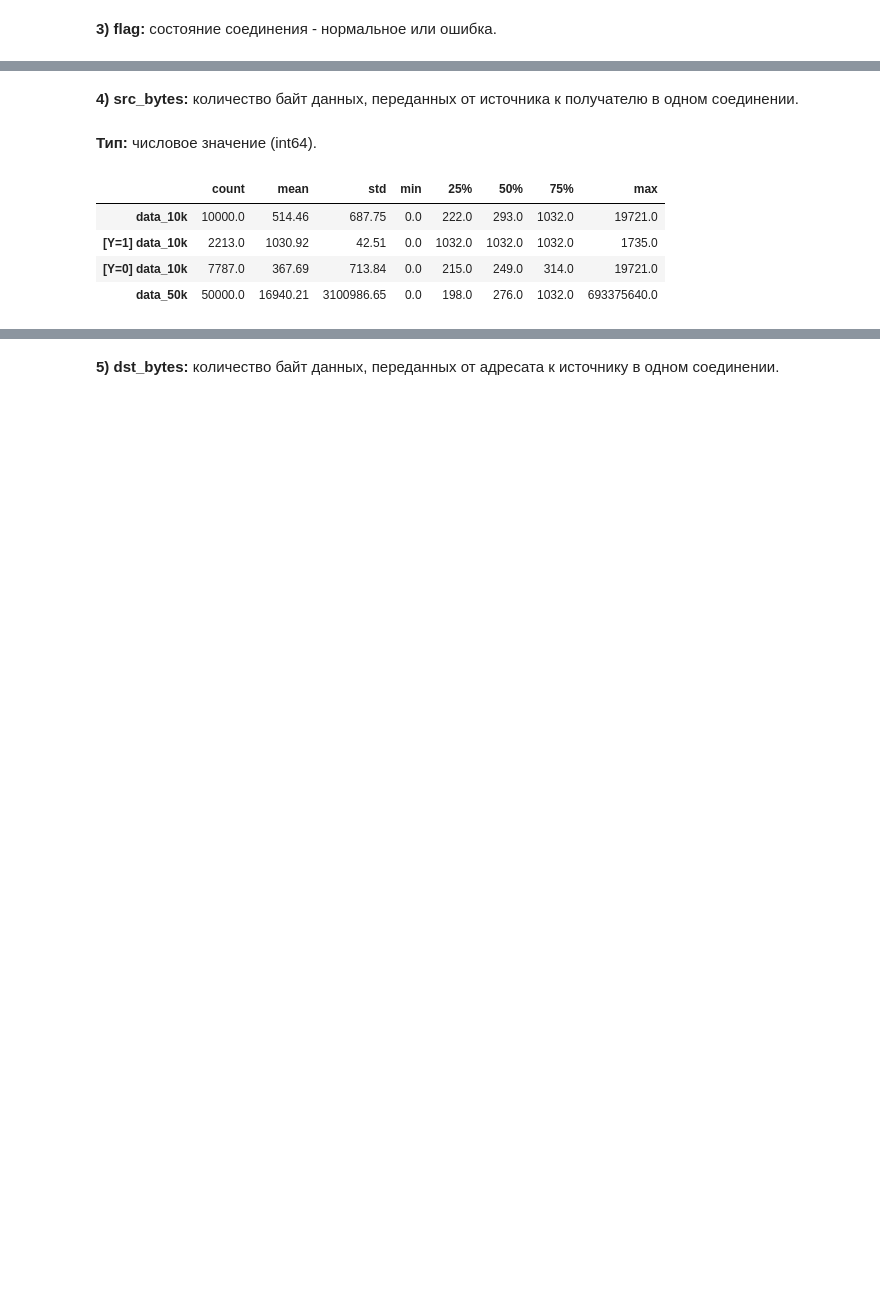
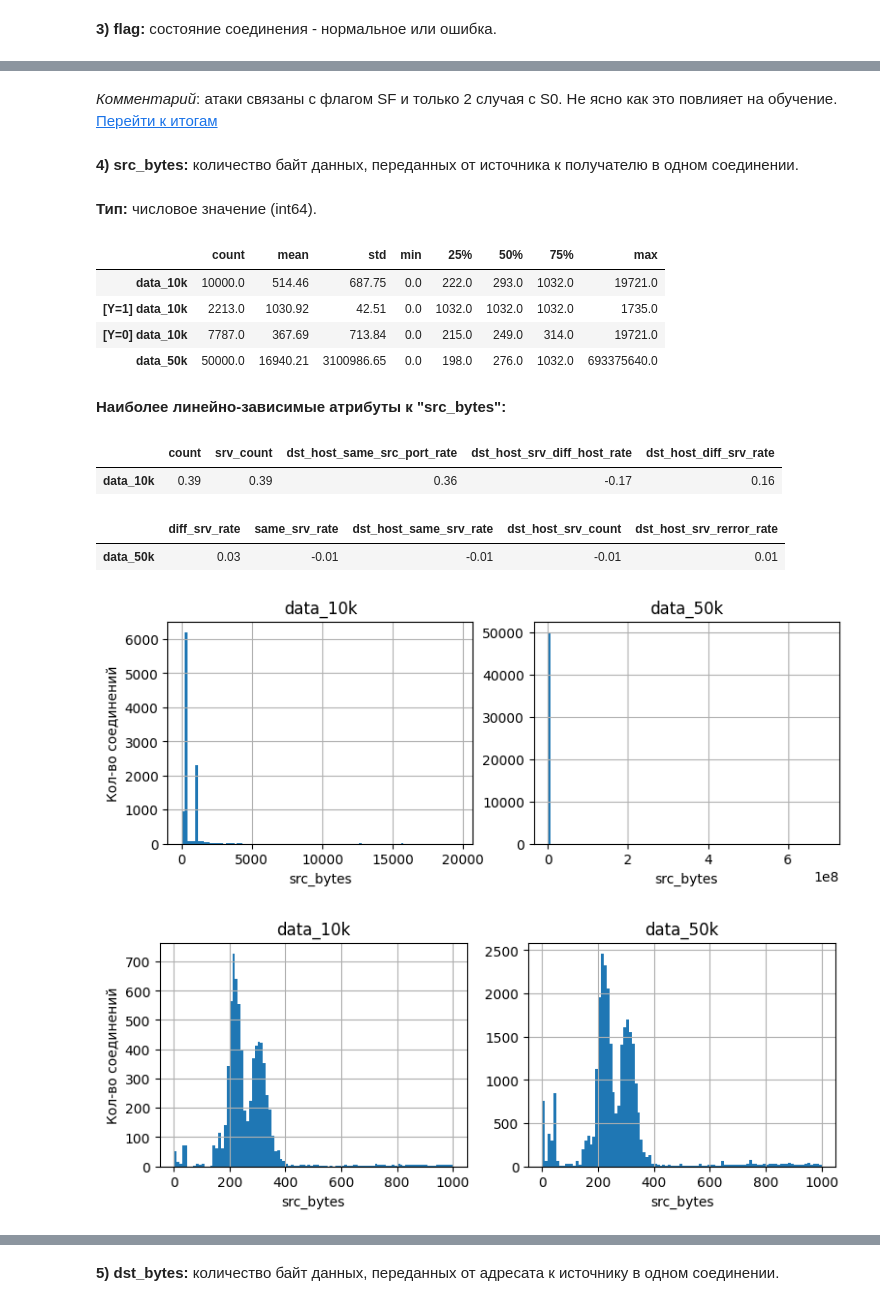
Before and after one commit to Demetrey/DMaP, a Jupyter notebook: CP/CP.ipynb, the cells around one changed output, grey strips where cells are left out. Drawn from its saved outputs; the diff is of its cells as text; code cells hidden in the pictures; blank space fills up the shorter version.

```diff
--- a/CP/CP.ipynb
+++ b/CP/CP.ipynb
@@ -273,7 +273,7 @@ def show_info(fn):
         сount_nan = df[info_cols[0]].isna().sum()
         if сount_nan:
             print_warning(f"В наборе {info_cols[3]} имеются " +
-                f"{сount_nan} категорий, которых нет в {info_cols[3]}!")
+                f"{сount_nan} категорий, которых нет в {info_cols[0]}!")
     elif fn in boolean_fn:
         display(Markdown('**Тип:** логическое значение (1 - Да, 0 - Нет).'))
         df = get_df(fn, pd.Series.value_counts)
@@ -355,12 +432,25 @@ show_info('flag')
+# %% [markdown]
+*Комментарий*: атаки связаны с флагом SF и только 2 случая с S0. Не ясно как это повлияет на обучение.
+[Перейти к итогам](#fg6)
 # %% [markdown]
 **4) src_bytes:** <a id="f4"></a>
 количество байт данных, переданных от источника к получателю в одном соединении.
-# %%
-show_info('src_bytes')
-# %% [output]
-**Тип:** числовое значение (int64).
-|  | count | mean | std | min | 25% | 50% | 75% | max |
-| data_10k | 10000.0 | 514.46 | 687.75 | 0.0 | 222.0 | 293.0 | 1032.0 | 19721.0 |
-| [Y=1] data_10k | 2213.0 | 1030.92 | 42.51 | 0.0 | 1032.0 | 1032.0 | 1032.0 | 1735.0 |
-| [Y=0] data_10k | 7787.0 | 367.69 | 713.84 | 0.0 | 215.0 | 249.0 | 314.0 | 19721.0 |
-| data_50k | 50000.0 | 16940.21 | 3100986.65 | 0.0 | 198.0 | 276.0 | 1032.0 | 693375640.0 |
+# %%
+show_info('src_bytes')
+show_hist('src_bytes')
+show_hist('src_bytes', d1_to=1000, d5_from=1, d5_to=1000)
+show_linearly_related('src_bytes')
+# %% [output]
+**Тип:** числовое значение (int64).
+|  | count | mean | std | min | 25% | 50% | 75% | max |
+| data_10k | 10000.0 | 514.46 | 687.75 | 0.0 | 222.0 | 293.0 | 1032.0 | 19721.0 |
+| [Y=1] data_10k | 2213.0 | 1030.92 | 42.51 | 0.0 | 1032.0 | 1032.0 | 1032.0 | 1735.0 |
+| [Y=0] data_10k | 7787.0 | 367.69 | 713.84 | 0.0 | 215.0 | 249.0 | 314.0 | 19721.0 |
+| data_50k | 50000.0 | 16940.21 | 3100986.65 | 0.0 | 198.0 | 276.0 | 1032.0 | 693375640.0 |
+**Наиболее линейно-зависимые атрибуты к "src_bytes":**
+|  | count | srv_count | dst_host_same_src_port_rate | dst_host_srv_diff_host_rate | dst_host_diff_srv_rate |
+| data_10k | 0.39 | 0.39 | 0.36 | -0.17 | 0.16 |
+|  | diff_srv_rate | same_srv_rate | dst_host_same_srv_rate | dst_host_srv_count | dst_host_srv_rerror_rate |
+| data_50k | 0.03 | -0.01 | -0.01 | -0.01 | 0.01 |
+[figure, added]
+[figure, added]
```
Also changed, not shown: parts of 88 cells of this notebook.
